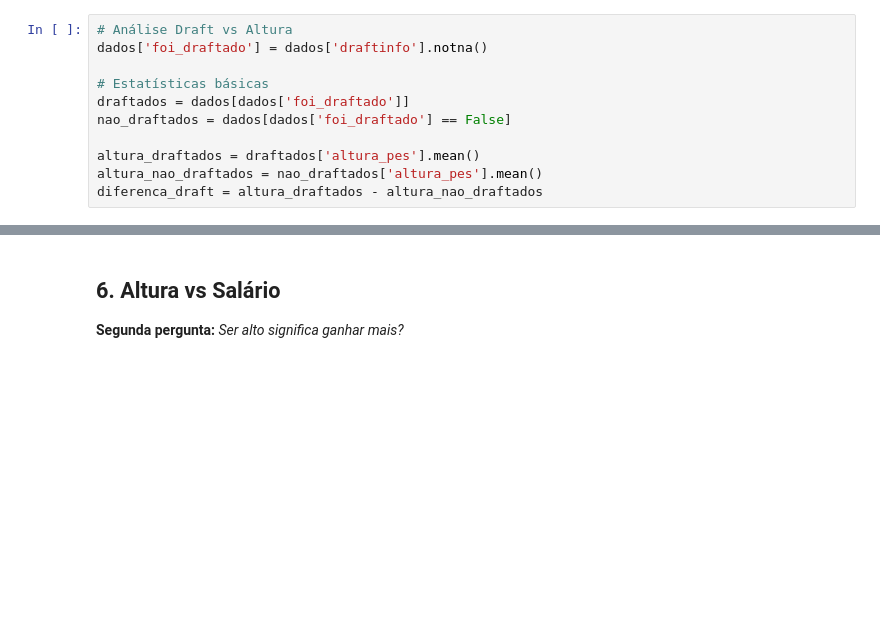
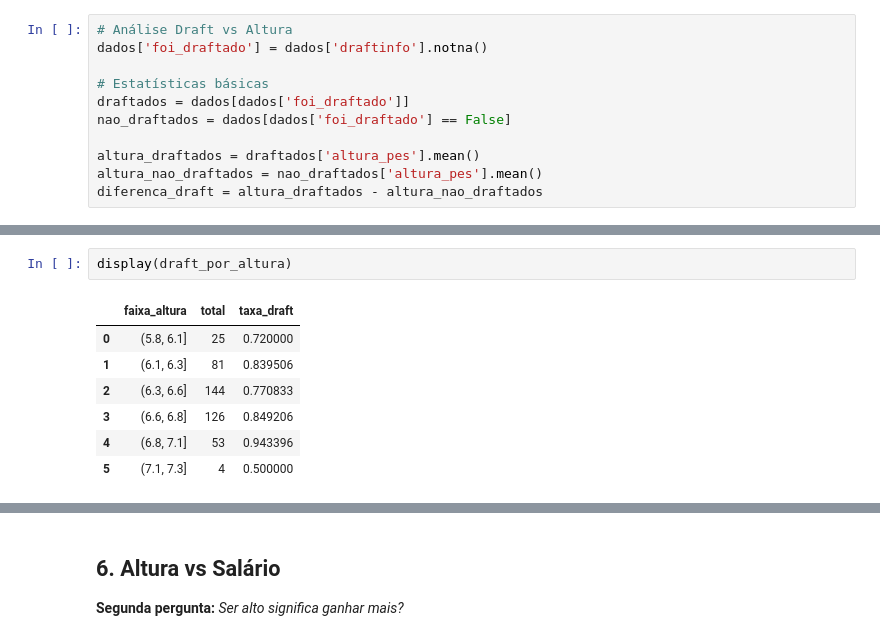
Before and after one commit to nise1301/NBA_stats, a Jupyter notebook: NBA_EDA.ipynb, the cells around one changed output, grey strips where cells are left out. Drawn from its saved outputs; the diff is of its cells as text; blank space fills up the shorter version.

```diff
--- a/NBA_EDA.ipynb
+++ b/NBA_EDA.ipynb
@@ -245,0 +265,10 @@ Nesta célula, usamos dois conceitos úteis:
+# %%
+display(draft_por_altura)
+# %% [output]
+|  | faixa_altura | total | taxa_draft |
+| 0 | (5.8, 6.1] | 25 | 0.720000 |
+| 1 | (6.1, 6.3] | 81 | 0.839506 |
+| 2 | (6.3, 6.6] | 144 | 0.770833 |
+| 3 | (6.6, 6.8] | 126 | 0.849206 |
+| 4 | (6.8, 7.1] | 53 | 0.943396 |
+| 5 | (7.1, 7.3] | 4 | 0.500000 |
```
Also changed, not shown: parts of 5 cells of this notebook.
